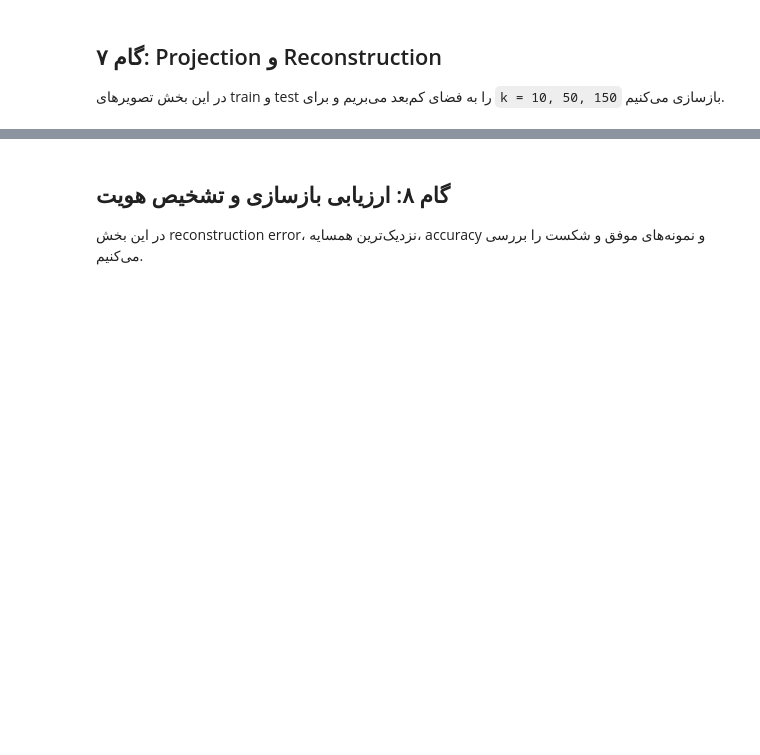
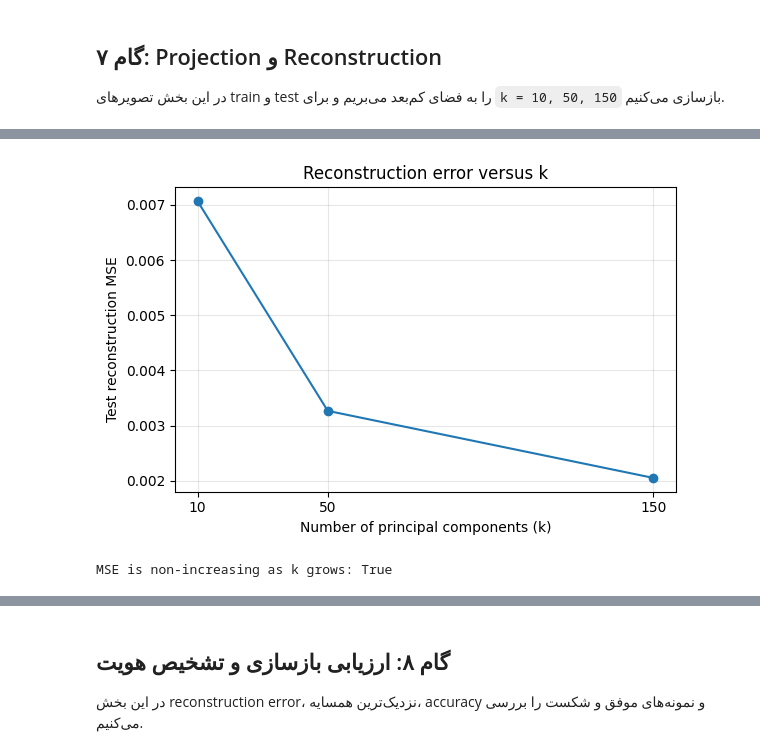
Before and after one commit to yasaman1994/eigenfaces-from-scratch, a Jupyter notebook: eigenfaces_from_scratch.ipynb, the cells around one changed output, grey strips where cells are left out. Saved outputs shown, nothing was run; the diff lists cells and outputs as text; code cells hidden in the pictures; blank space fills up the shorter version.

```diff
--- a/eigenfaces_from_scratch.ipynb
+++ b/eigenfaces_from_scratch.ipynb
@@ -250,0 +324,19 @@ plt.show()
+# %%
+mse_values = np.array([test_mse[k] for k in ks])
+
+assert np.all(np.diff(mse_values) <= 1e-12)
+
+plt.figure(figsize=(6, 4))
+plt.plot(ks, mse_values, marker='o')
+plt.xlabel('Number of principal components (k)')
+plt.ylabel('Test reconstruction MSE')
+plt.title('Reconstruction error versus k')
+plt.grid(alpha=0.3)
+plt.xticks(ks)
+plt.tight_layout()
+plt.show()
+
+print('MSE is non-increasing as k grows:', np.all(np.diff(mse_values) <= 1e-12))
+# %% [output]
+[figure, added]
+MSE is non-increasing as k grows: True
```
Also changed, not shown: parts of 17 cells of this notebook.
